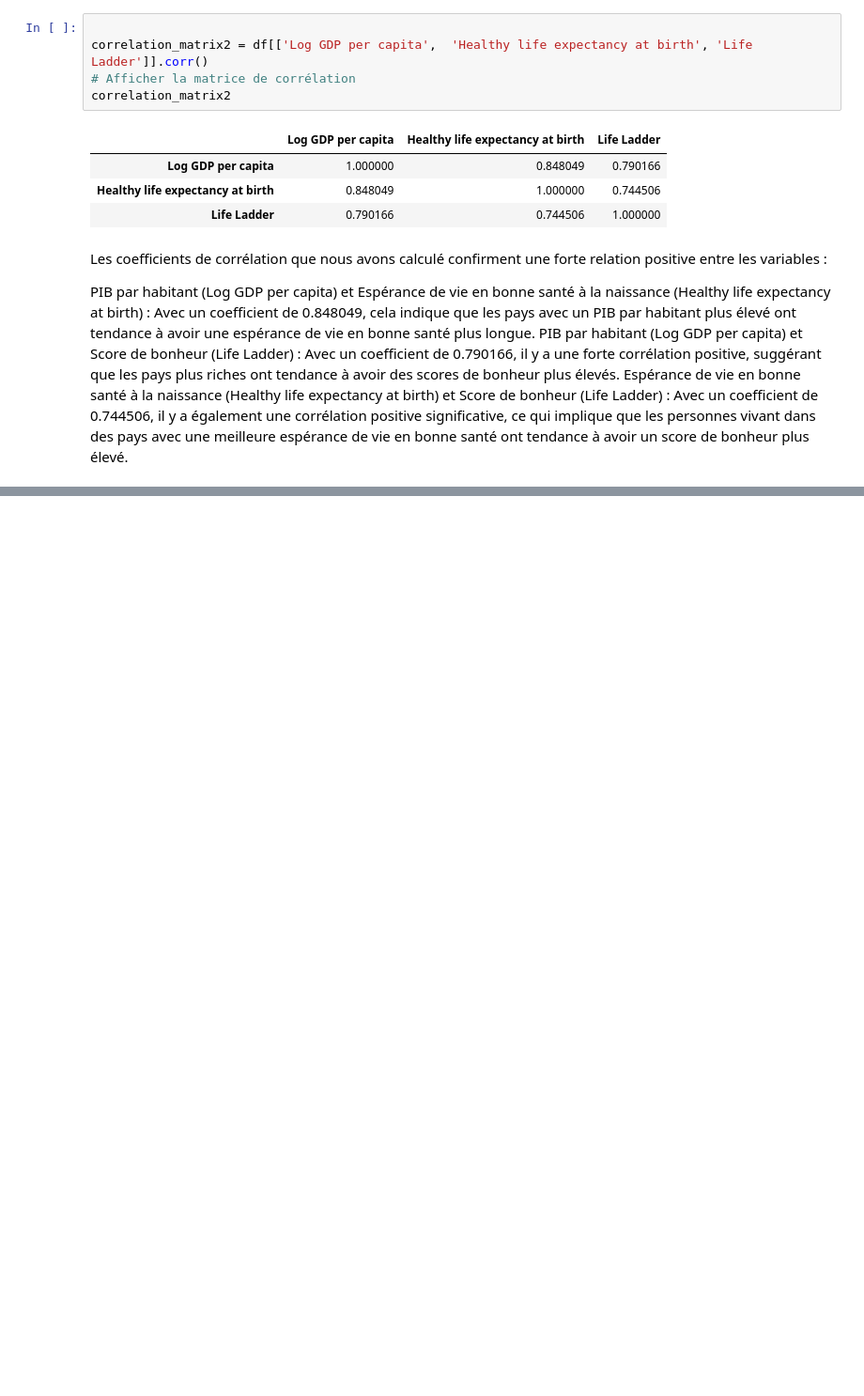
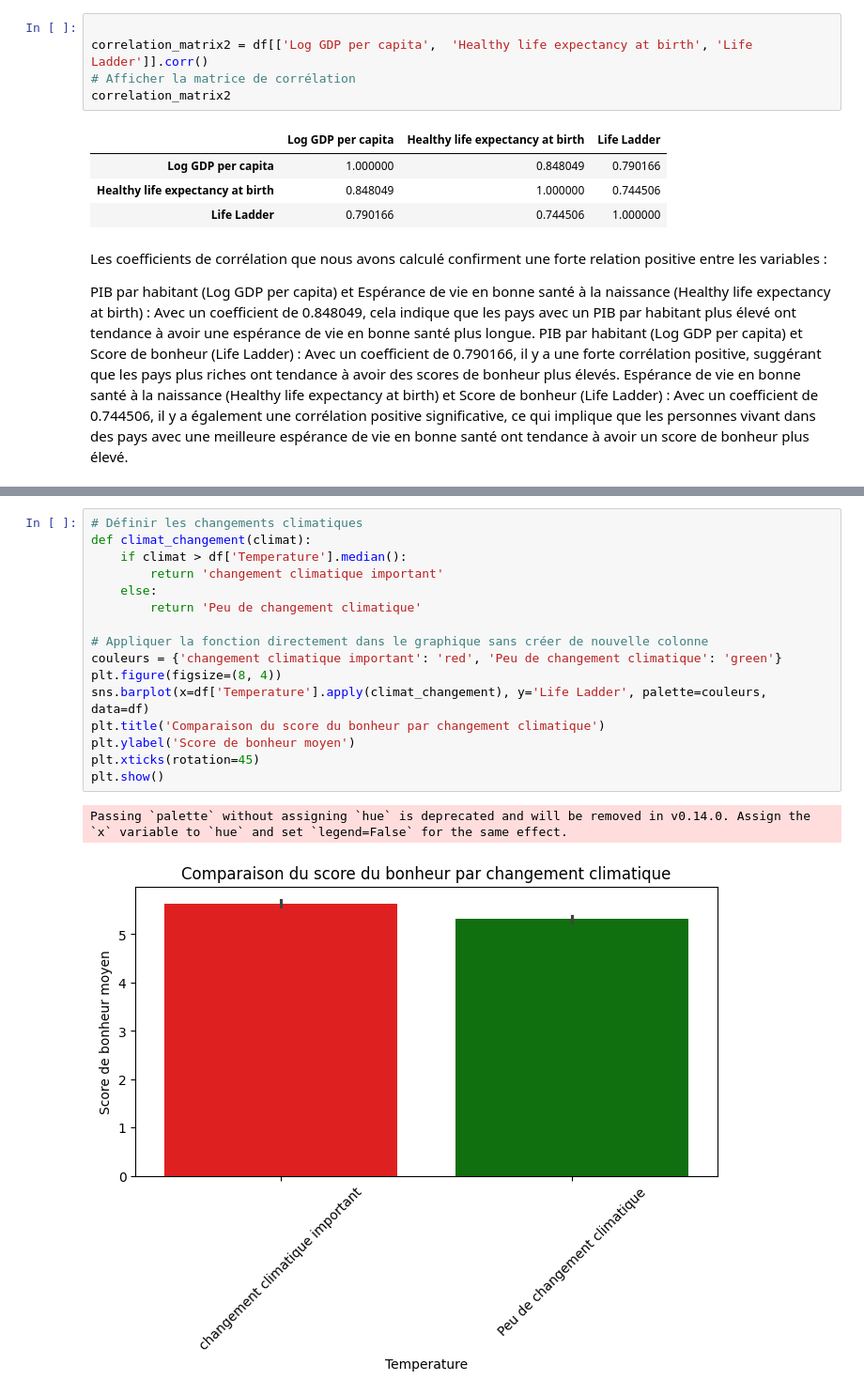
Before and after one commit to khelifaYacine/Analyse-du-rapport-du-bien--tre-sur-terre, a Jupyter notebook: EDA_LM-1.ipynb, the cells around one changed output, grey strips where cells are left out. Shown at 94% size. Drawn from its saved outputs; the diff is of its cells as text; blank space fills up the shorter version.

```diff
--- a/EDA_LM-1.ipynb
+++ b/EDA_LM-1.ipynb
@@ -616,0 +624,19 @@ Espérance de vie en bonne santé à la naissance (Healthy life expectancy at bi
+# %%
+# Définir les changements climatiques
+def climat_changement(climat):
+    if climat > df['Temperature'].median():
+        return 'changement climatique important'
+    else:
+        return 'Peu de changement climatique'
+
+# Appliquer la fonction directement dans le graphique sans créer de nouvelle colonne
+couleurs = {'changement climatique important': 'red', 'Peu de changement climatique': 'green'}
+plt.figure(figsize=(8, 4))
+sns.barplot(x=df['Temperature'].apply(climat_changement), y='Life Ladder', palette=couleurs, data=df)
+plt.title('Comparaison du score du bonheur par changement climatique')
+plt.ylabel('Score de bonheur moyen')
+plt.xticks(rotation=45)
+plt.show()
+# %% [output]
+Passing `palette` without assigning `hue` is deprecated and will be removed in v0.14.0. Assign the `x` variable to `hue` and set `legend=False` for the same effect.
+[figure, added]
```
Also changed, not shown: parts of 3 cells of this notebook.
